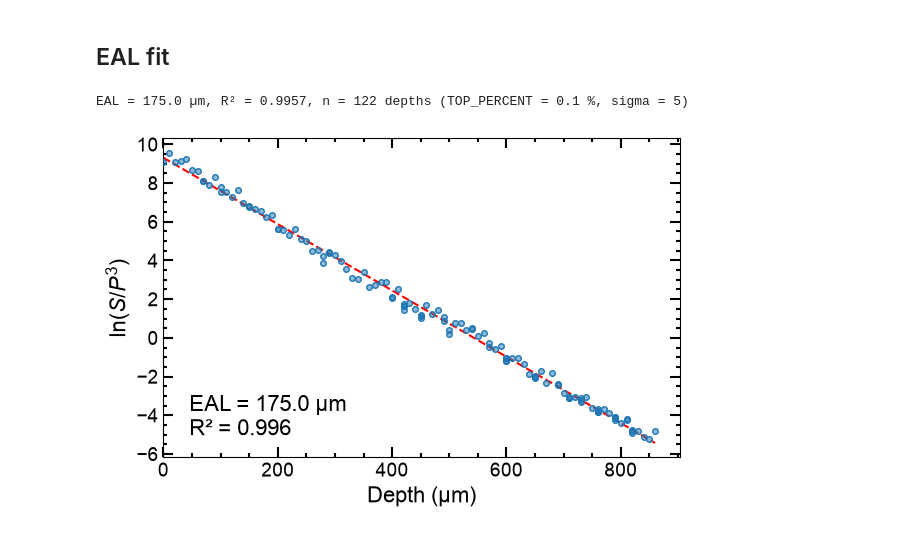
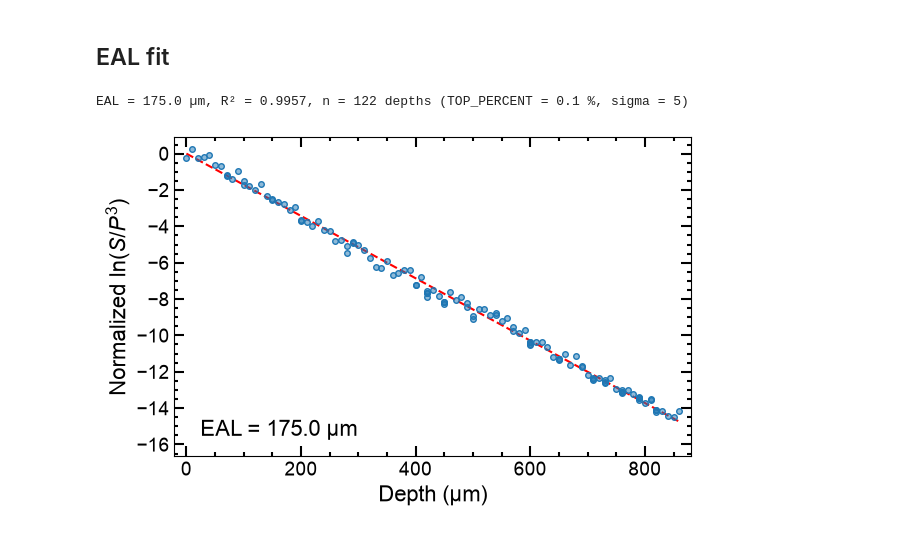
Before and after one commit to TYW-Lab/EAL_measurement_protocol, a Jupyter notebook: example/EAL_analysis_notebook.ipynb, the cells around one changed output. Drawn from its saved outputs; the diff is of its cells as text; code cells hidden in the pictures.

```diff
--- a/example/EAL_analysis_notebook.ipynb
+++ b/example/EAL_analysis_notebook.ipynb
@@ -43,6 +45,7 @@ CLIP_NEGATIVE_PIXELS = True
 POINT_SIZE = 16                # scatter marker area
 POINT_EDGE_WIDTH = 1.0
 FIGURE_BASENAME = "eal_fit"
+CORNER_PAD_IN = 0.12          # inset of the first major tick from each corner edge (inches)
 # %% [markdown]
 ## Helpers
 # %%
@@ -309,7 +312,20 @@ def eal_fit(depth, y):
             "r2": coefficient_of_determination(y, slope * depth + intercept), "n": len(depth)}
 
 
-def eal_figure(series, basename, x_major, x_minor, y_major, y_minor, annotation=None, x_min=None, line=None):
+def padded_limits(data_min, data_max, major, box_in, pad_in=CORNER_PAD_IN):
+    """Axis limits whose lower end sits `pad_in` inches below the first major tick
+    at or below `data_min`, and whose upper end sits `pad_in` inches above `data_max`.
+
+    Using the same physical inset on both axes keeps the first x and y major ticks
+    apart and equally spaced from the lower-left corner (lab figure standard).
+    """
+    lo = np.floor(data_min / major + 1e-9) * major
+    span = (data_max - lo) / (1 - 2 * pad_in / box_in)
+    pad = pad_in / box_in * span
+    return lo - pad, data_max + pad
+
+
+def eal_figure(series, basename, x_major, x_minor, y_major, y_minor, annotation=None, line=None):
     """series: list of dicts(x, y, color, label, fit=(slope, intercept) or None);
     line: optional (slope, intercept, x0, x1) drawn as the overall fit. Saves PNG + SVG."""
     with mpl.rc_context(publication_rc_params()):
@@ -327,10 +343,12 @@ def eal_figure(series, basename, x_major, x_minor, y_major, y_minor, annotation=
             ax.plot(xf, line[0] * xf + line[1], label="Linear fit", **PUB_LINE_STYLE)
         if annotation:
             ax.text(0.05, 0.05, annotation, transform=ax.transAxes, va="bottom", zorder=4)
-        if x_min is not None:
-            ax.set_xlim(left=x_min)
+        all_x = np.concatenate([np.asarray(s["x"], float) for s in series])
+        all_y = np.concatenate([np.asarray(s["y"], float) for s in series])
+        ax.set_xlim(*padded_limits(all_x.min(), all_x.max(), x_major, PUB_PLOT_BOX_WIDTH_IN))
+        ax.set_ylim(*padded_limits(all_y.min(), all_y.max(), y_major, PUB_PLOT_BOX_WIDTH_IN / PUB_ASPECT))
         ax.set_xlabel("Depth (µm)")
-        ax.set_ylabel(r"ln($S$/$P^{3}$)")
+        ax.set_ylabel(r"Normalized ln($S$/$P^{3}$)")
         ax.set_box_aspect(1 / PUB_ASPECT)
         configure_publication_ticks(ax, x_major, x_minor, y_major, y_minor)
         if any(s.get("label") for s in series):
@@ -375,12 +393,15 @@ Folder names match XML metadata.
 # %%
 fit = eal_fit(df.depth_um.to_numpy(), df.log_S_over_P3.to_numpy())
 print(f"EAL = {fit['eal']:.1f} µm, R² = {fit['r2']:.4f}, n = {fit['n']} depths "
       f"(TOP_PERCENT = {TOP_PERCENT:g} %, sigma = {GAUSSIAN_SIGMA:g})")
 
-eal_figure([dict(x=df.depth_um, y=df.log_S_over_P3, color="#1f77b4", label=None,
-                 fit=(fit["slope"], fit["intercept"]), fit_color="red")],
+# Normalize so the fitted ln(S/P³) is 0 at the surface (z = 0); slope/EAL unchanged.
+df["log_S_over_P3_norm"] = df.log_S_over_P3 - fit["intercept"]
+
+eal_figure([dict(x=df.depth_um, y=df.log_S_over_P3_norm, color="#1f77b4", label=None,
+                 fit=(fit["slope"], 0.0), fit_color="red")],
            FIGURE_BASENAME, 200, 50, 2, 0.5,
-           annotation=f"EAL = {fit['eal']:.1f} µm\nR² = {fit['r2']:.3f}", x_min=0)
+           annotation=f"EAL = {fit['eal']:.1f} µm")
 # %% [output]
 EAL = 175.0 µm, R² = 0.9957, n = 122 depths (TOP_PERCENT = 0.1 %, sigma = 5)
-[figure, old version]
+[figure, new version]
```
Also changed, not shown: parts of 1 cell of this notebook, 2 other files.
